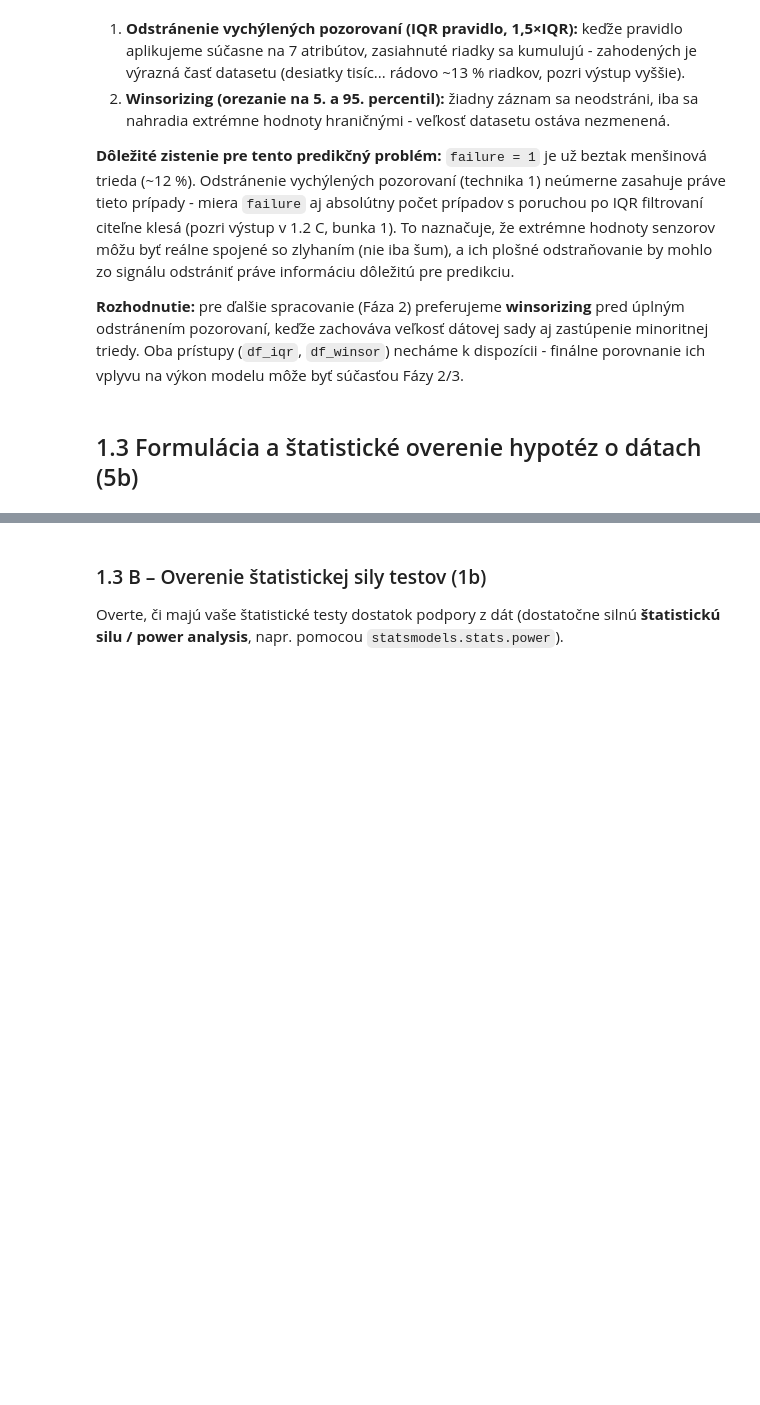
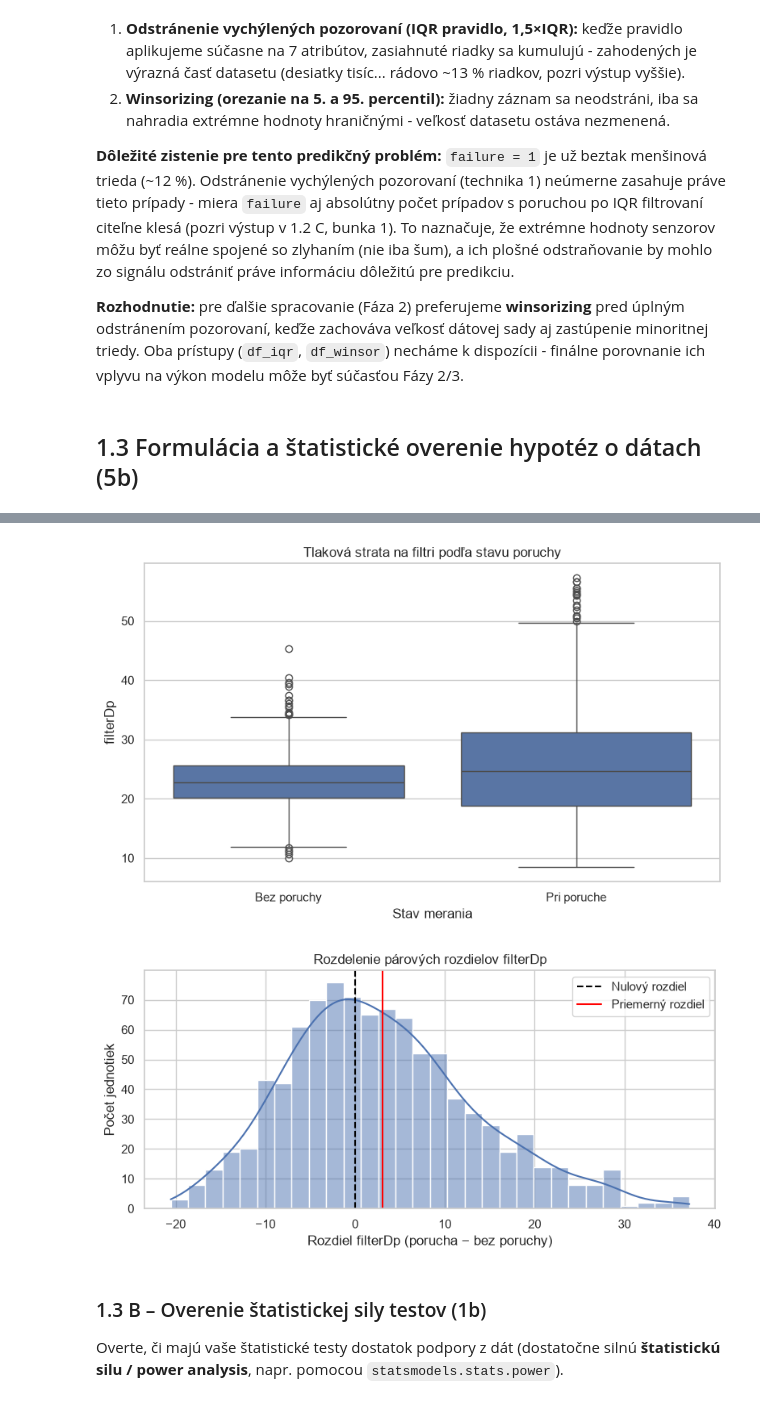
Before and after one commit to samuel-ivan05/IAU_zadanie, a Jupyter notebook: IAU-project.ipynb, the cells around one changed output, grey strips where cells are left out. Saved outputs shown, nothing was run; the diff lists cells and outputs as text; code cells hidden in the pictures; blank space fills up the shorter version.

```diff
--- a/IAU-project.ipynb
+++ b/IAU-project.ipynb
@@ -1332,3 +1592,42 @@ Príklad formulovania: *„flowmeter má v priemere vyššiu hodnotu v stave s f
+# %%
+# --- 1.3 A: Hypotéza 2 – vizualizácia párových rozdielov ---
+
+h2_plot = h2_pairs.melt(
+    var_name="stav",
+    value_name="filterDp"
+)
+
+h2_plot["stav"] = h2_plot["stav"].map({
+    "filterDp_bez_failure": "Bez poruchy",
+    "filterDp_failure": "Pri poruche"
+})
+
+plt.figure(figsize=(8, 5))
+sns.boxplot(data=h2_plot, x="stav", y="filterDp")
+plt.title("Tlaková strata na filtri podľa stavu poruchy")
+plt.xlabel("Stav merania")
+plt.ylabel("filterDp")
+plt.tight_layout()
+plt.show()
+
+plt.figure(figsize=(8, 4))
+sns.histplot(h2_differences, bins=30, kde=True)
+plt.axvline(0, color="black", linestyle="--", label="Nulový rozdiel")
+plt.axvline(
+    h2_diff,
+    color="red",
+    linestyle="-",
+    label="Priemerný rozdiel"
+)
+plt.title("Rozdelenie párových rozdielov filterDp")
+plt.xlabel("Rozdiel filterDp (porucha − bez poruchy)")
+plt.ylabel("Počet jednotiek")
+plt.legend()
+plt.tight_layout()
+plt.show()
+# %% [output]
+[figure, added]
+[figure, added]
 # %% [markdown]
 ### 1.3 B – Overenie štatistickej sily testov (1b)
 Overte, či majú vaše štatistické testy dostatok podpory z dát (dostatočne silnú **štatistickú silu / power analysis**, napr. pomocou `statsmodels.stats.power`).
```
Also changed, not shown: parts of 22 cells of this notebook.
